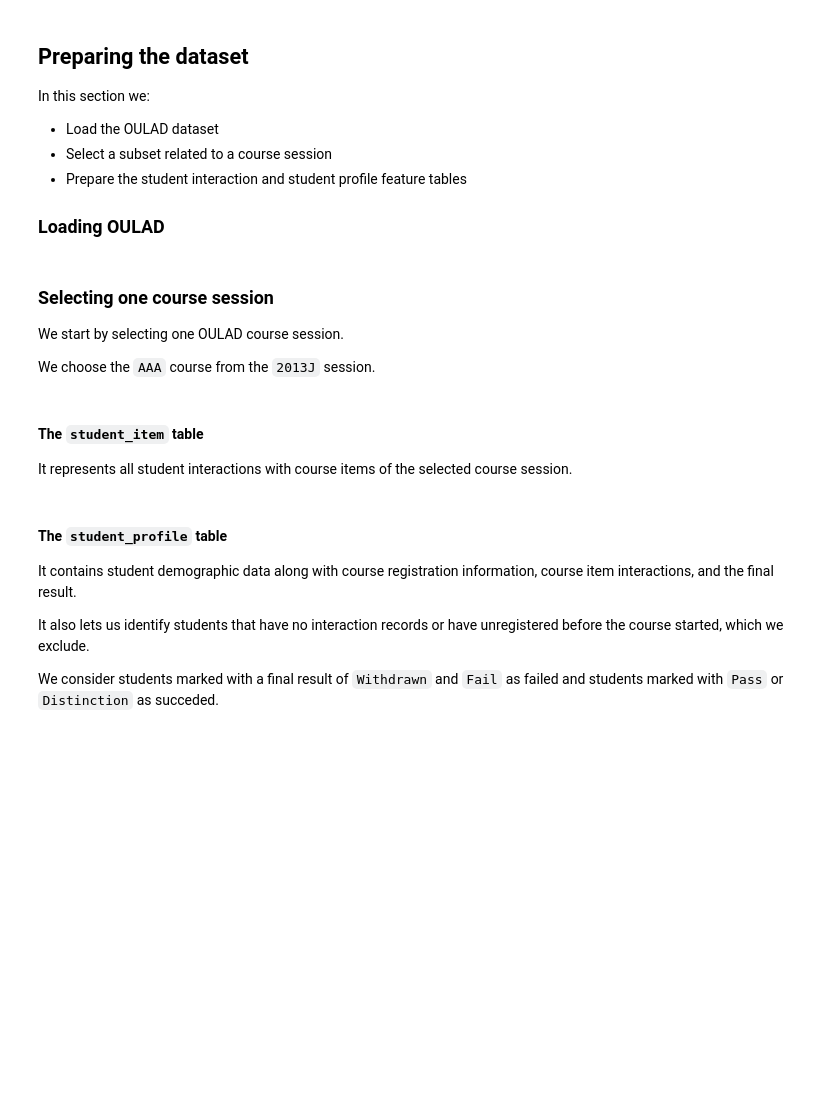
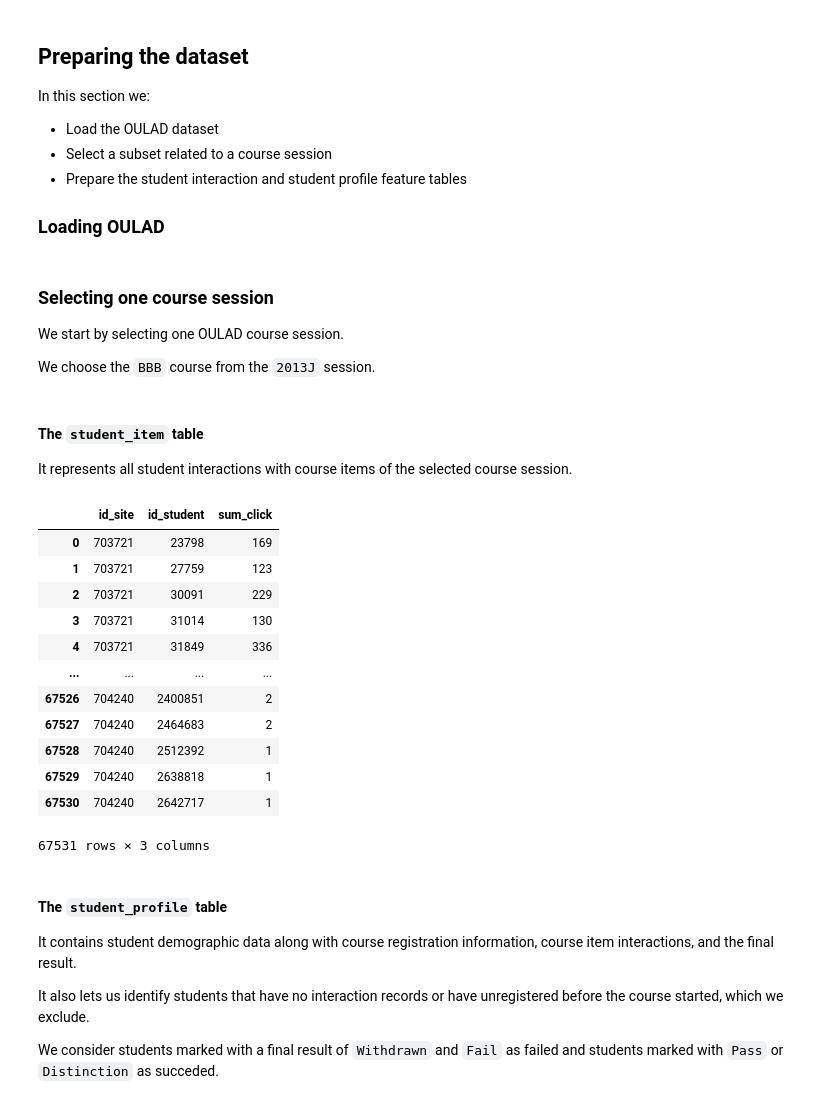
Before and after one commit to SergioSim/OULAD, a Jupyter notebook: _sources/notebooks/optimize_mooc_learner_pathways.ipynb, the cells around one changed output. Cells and saved outputs as stored; diff of their text form; code cells hidden in the pictures; blank space fills up the shorter version.

```diff
--- a/_sources/notebooks/optimize_mooc_learner_pathways.ipynb
+++ b/_sources/notebooks/optimize_mooc_learner_pathways.ipynb
@@ -48,7 +48,7 @@ oulad = get_oulad()
 
 We start by selecting one OULAD course session.
 
-We choose the `AAA` course from the `2013J` session.
+We choose the `BBB` course from the `2013J` session.
 # %%
 CODE_MODULE = "BBB"
 CODE_PRESENTATION = "2013J"
@@ -58,17 +58,32 @@ CODE_PRESENTATION = "2013J"
 It represents all student interactions with course items of the selected course
 session.
 # %%
-student_item = filter_by_module_presentation(
-    oulad.student_vle, CODE_MODULE, CODE_PRESENTATION
-).drop(["date"], axis=1)
-
-student_item = student_item.groupby(["id_site", "id_student"]).sum().reset_index()
-
-# We convert the `id_site` column to string type as the values of `id_site` will be
-# used as column names in the `student_profile` table.
-student_item.id_site = student_item.id_site.astype(str)
-
+student_item = (
+    filter_by_module_presentation(oulad.student_vle, CODE_MODULE, CODE_PRESENTATION)
+    .drop(["date"], axis=1)
+    .groupby(["id_site", "id_student"])
+    .sum()
+    .reset_index()
+    # We convert the `id_site` column to string type as the values of `id_site` will
+    # be used as column names in the `student_profile` table.
+    # student_item.id_site = student_item.id_site.astype(str)
+    .astype({"id_site": str})
+)
 display(student_item)
+# %% [output]
+|  | id_site | id_student | sum_click |
+| 0 | 703721 | 23798 | 169 |
+| 1 | 703721 | 27759 | 123 |
+| 2 | 703721 | 30091 | 229 |
+| 3 | 703721 | 31014 | 130 |
+| 4 | 703721 | 31849 | 336 |
+| ... | ... | ... | ... |
+| 67526 | 704240 | 2400851 | 2 |
+| 67527 | 704240 | 2464683 | 2 |
+| 67528 | 704240 | 2512392 | 1 |
+| 67529 | 704240 | 2638818 | 1 |
+| 67530 | 704240 | 2642717 | 1 |
+67531 rows × 3 columns
 # %% [markdown]
 #### The `student_profile` table
 
```
Also changed, not shown: parts of 10 cells of this notebook, 31 other files.
